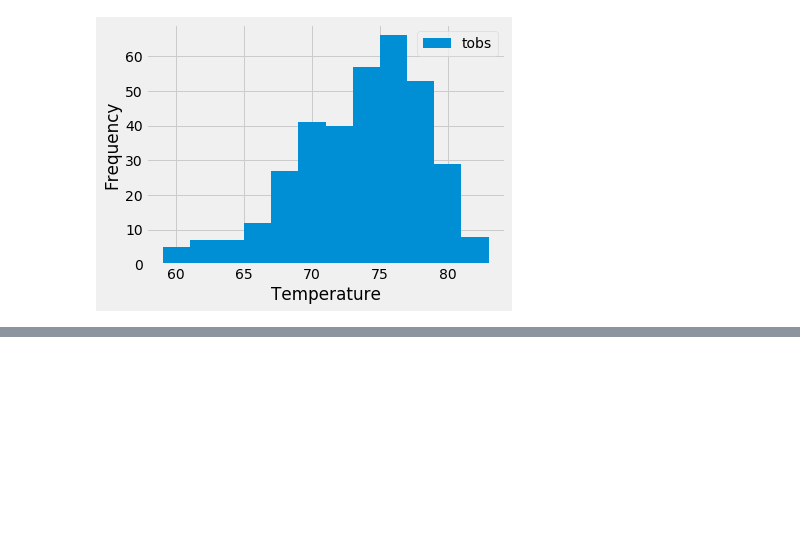
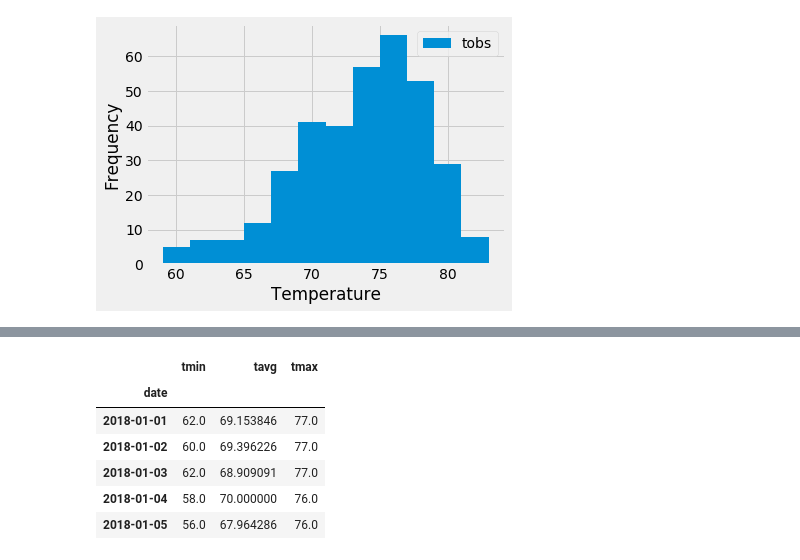
Before and after one commit to Emily-Keymon/Climate-Analysis, a Jupyter notebook: climate_analysis.ipynb, the cells around one changed output, grey strips where cells are left out. Cells and saved outputs as stored; diff of their text form; code cells hidden in the pictures; blank space fills up the shorter version.

```diff
--- a/climate_analysis.ipynb
+++ b/climate_analysis.ipynb
@@ -124,0 +196,19 @@ Text(0.5, -1.340000000000014, 'Temperature')
+# %%
+# Use this function to calculate the daily normals
+# (i.e. the averages for tmin, tmax, and tavg for all historic data matching a specific month and day)
+
+def daily_normals(date):
+    """Daily Normals.
+
+    Args:
+        date (str): A date string in the format '%m-%d'
+
+    Returns:
+        A list of tuples containing the daily normals, tmin, tavg, and tmax
+
+    """
+
+    sel = [func.min(Measurement.tobs), func.avg(Measurement.tobs), func.max(Measurement.tobs)]
+    return session.query(*sel).filter(func.strftime("%m-%d", Measurement.date) == date).all()
+
+daily_normals("01-01")
@@ -124,0 +245,14 @@ Text(0.5, -1.340000000000014, 'Temperature')
+# %%
+# Load the previous query results into a Pandas DataFrame and add the `trip_dates` range as the `date` index
+df = pd.DataFrame(normals, columns=['tmin', 'tavg', 'tmax'])
+df['date'] = trip_dates
+df.set_index(['date'],inplace=True)
+df.head()
+# %% [output]
+|  | tmin | tavg | tmax |
+| date |  |  |  |
+| 2018-01-01 | 62.0 | 69.153846 | 77.0 |
+| 2018-01-02 | 60.0 | 69.396226 | 77.0 |
+| 2018-01-03 | 62.0 | 68.909091 | 77.0 |
+| 2018-01-04 | 58.0 | 70.000000 | 76.0 |
+| 2018-01-05 | 56.0 | 67.964286 | 76.0 |
```
Also changed, not shown: parts of 9 cells of this notebook, 1 other file.
